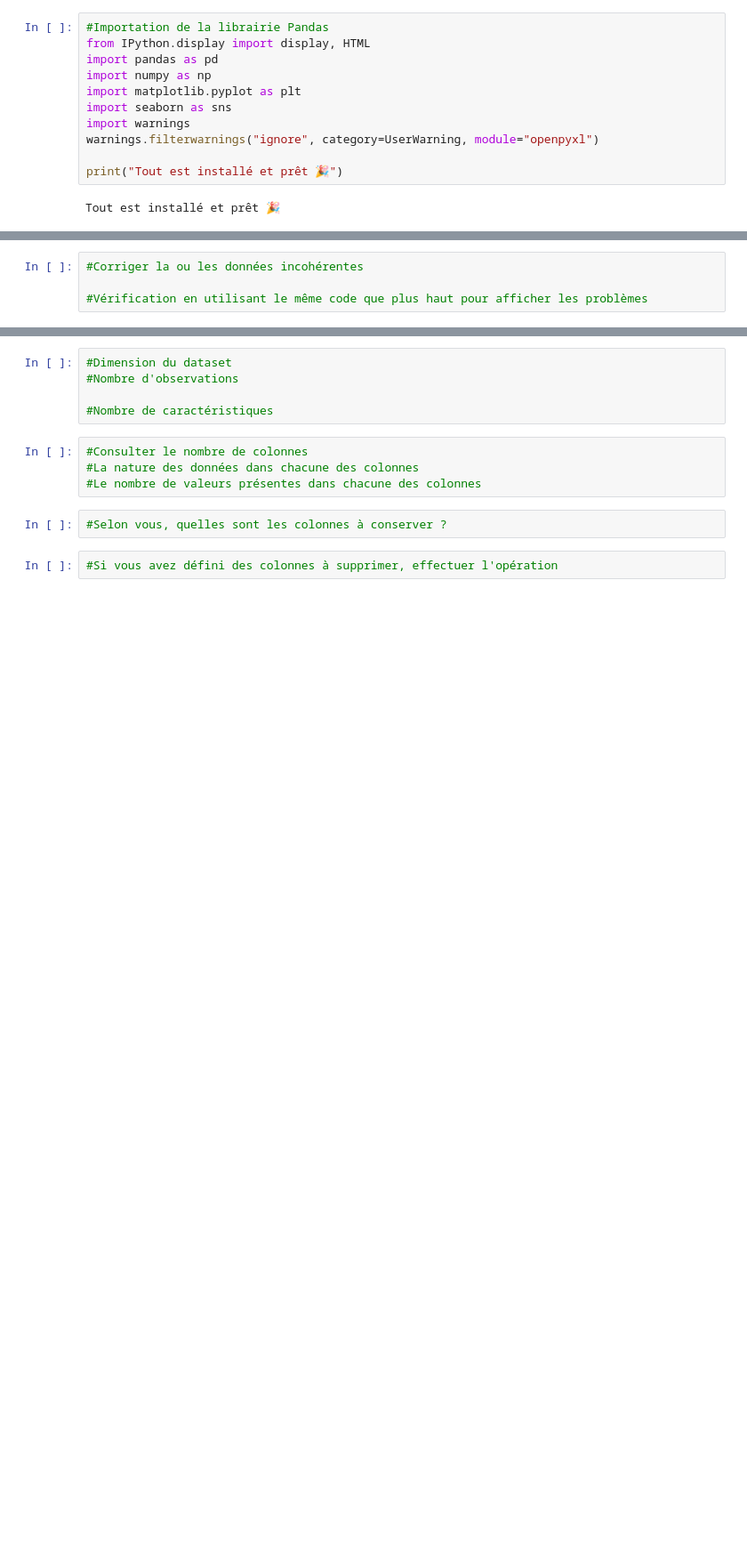
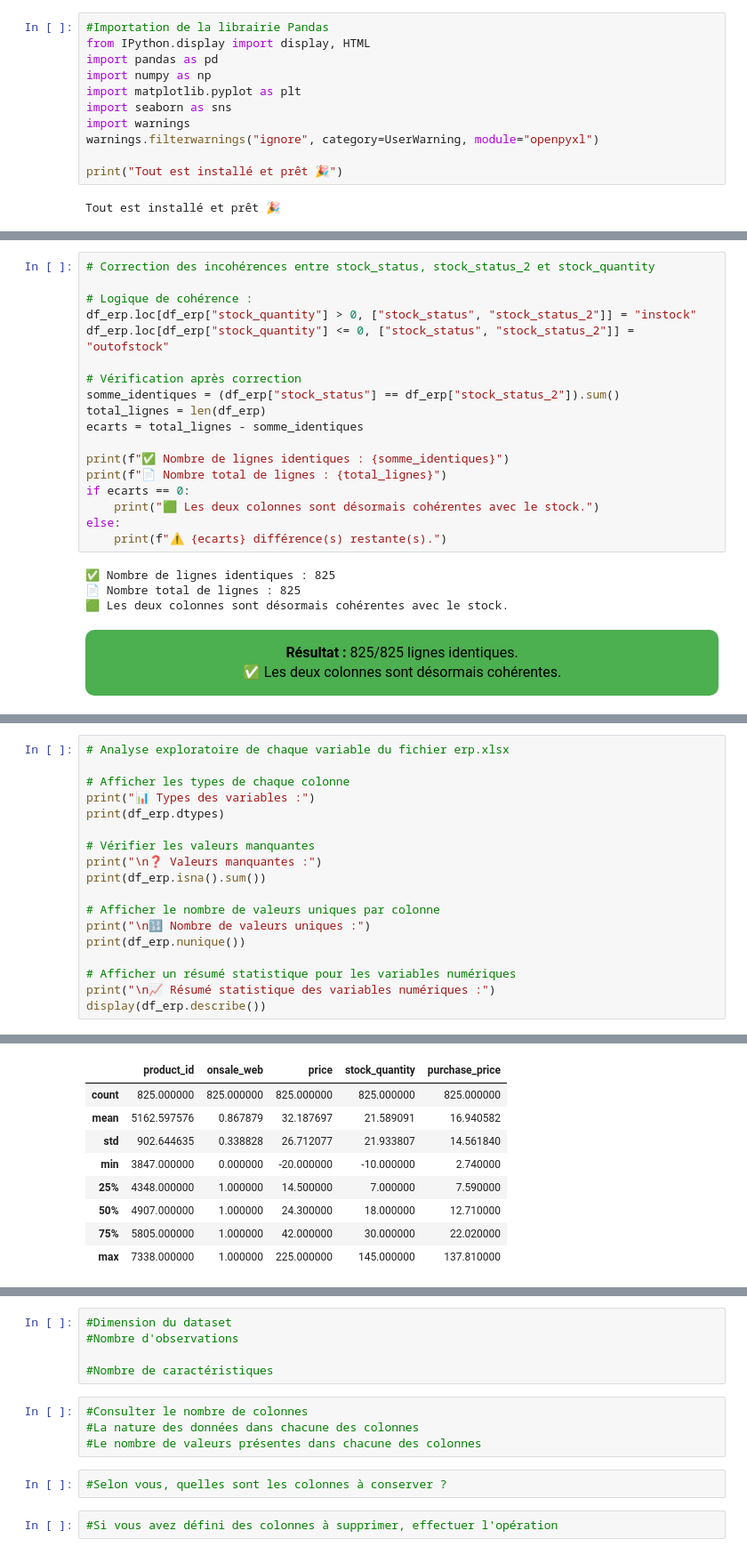
Before and after one commit to Stephane-OC/bottleneck, a Jupyter notebook: analyse_bottleneck.ipynb, the cells around one changed output, grey strips where cells are left out. Shown: that part at 89% size. Drawn from its saved outputs; the diff is of its cells as text; blank space fills up the shorter version.

```diff
--- a/analyse_bottleneck.ipynb
+++ b/analyse_bottleneck.ipynb
@@ -374,7 +486,31 @@ Le tableau comporte 6 colonne(s)
 # %%
-#Corriger la ou les données incohérentes
+# Correction des incohérences entre stock_status, stock_status_2 et stock_quantity
 
-#Vérification en utilisant le même code que plus haut pour afficher les problèmes
+# Logique de cohérence :
+df_erp.loc[df_erp["stock_quantity"] > 0, ["stock_status", "stock_status_2"]] = "instock"
+df_erp.loc[df_erp["stock_quantity"] <= 0, ["stock_status", "stock_status_2"]] = "outofstock"
+
+# Vérification après correction
+somme_identiques = (df_erp["stock_status"] == df_erp["stock_status_2"]).sum()
+total_lignes = len(df_erp)
+ecarts = total_lignes - somme_identiques
+
+print(f"✅ Nombre de lignes identiques : {somme_identiques}")
+print(f"📄 Nombre total de lignes : {total_lignes}")
+if ecarts == 0:
+    print("🟩 Les deux colonnes sont désormais cohérentes avec le stock.")
+else:
+    print(f"⚠️ {ecarts} différence(s) restante(s).")
+# %% [output]
+✅ Nombre de lignes identiques : 825
+📄 Nombre total de lignes : 825
+🟩 Les deux colonnes sont désormais cohérentes avec le stock.
+# %% [markdown]
+<div style="background:#4CAF50; color:black; padding:15px 40px; border-radius:10px;
+font-family:Segoe UI; font-size:16px; text-align:center; width:fit-content; margin:30px auto;">
+<b>Résultat :</b> 825/825 lignes identiques.<br>
+✅ Les deux colonnes sont désormais cohérentes.
+</div>
 # %% [markdown]
 <a id="etape1_1"></a>
 <div style="border: 1px solid RGB(0,150,250); border-radius:5px; background-color:rgba(51,165,182,0.05);">
@@ -387,3 +523,22 @@ Le tableau comporte 6 colonne(s)
     2.1.1 - Analyse exploratoire de chaque variable du fichier erp.xlsx
   </h3>
 </div>
+# %%
+# Analyse exploratoire de chaque variable du fichier erp.xlsx
+
+# Afficher les types de chaque colonne
+print("📊 Types des variables :")
+print(df_erp.dtypes)
+
+# Vérifier les valeurs manquantes
+print("\n❓ Valeurs manquantes :")
+print(df_erp.isna().sum())
+
+# Afficher le nombre de valeurs uniques par colonne
+print("\n🔢 Nombre de valeurs uniques :")
+print(df_erp.nunique())
+
+# Afficher un résumé statistique pour les variables numériques
+print("\n📈 Résumé statistique des variables numériques :")
+display(df_erp.describe())
+# %% [output]
@@ -389,0 +562,9 @@ Le tableau comporte 6 colonne(s)
+|  | product_id | onsale_web | price | stock_quantity | purchase_price |
+| count | 825.000000 | 825.000000 | 825.000000 | 825.000000 | 825.000000 |
+| mean | 5162.597576 | 0.867879 | 32.187697 | 21.589091 | 16.940582 |
+| std | 902.644635 | 0.338828 | 26.712077 | 21.933807 | 14.561840 |
+| min | 3847.000000 | 0.000000 | -20.000000 | -10.000000 | 2.740000 |
+| 25% | 4348.000000 | 1.000000 | 14.500000 | 7.000000 | 7.590000 |
+| 50% | 4907.000000 | 1.000000 | 24.300000 | 18.000000 | 12.710000 |
+| 75% | 5805.000000 | 1.000000 | 42.000000 | 30.000000 | 22.020000 |
+| max | 7338.000000 | 1.000000 | 225.000000 | 145.000000 | 137.810000 |
```
Also changed, not shown: parts of 32 cells of this notebook, 1 other file.
